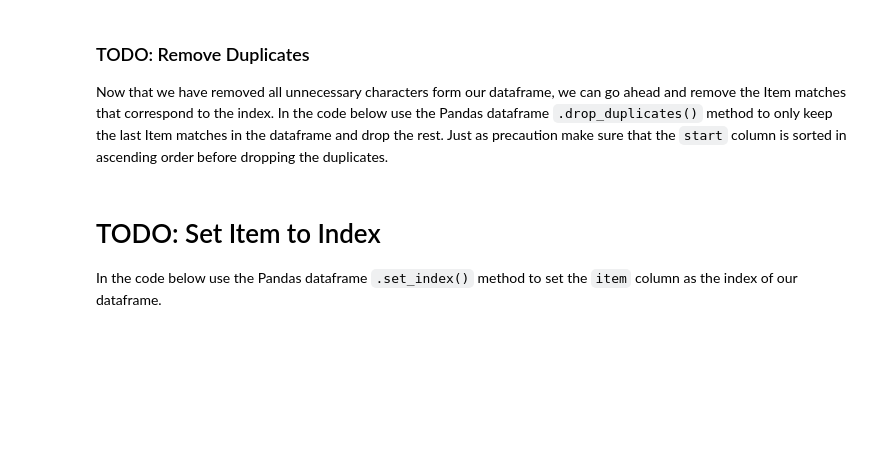
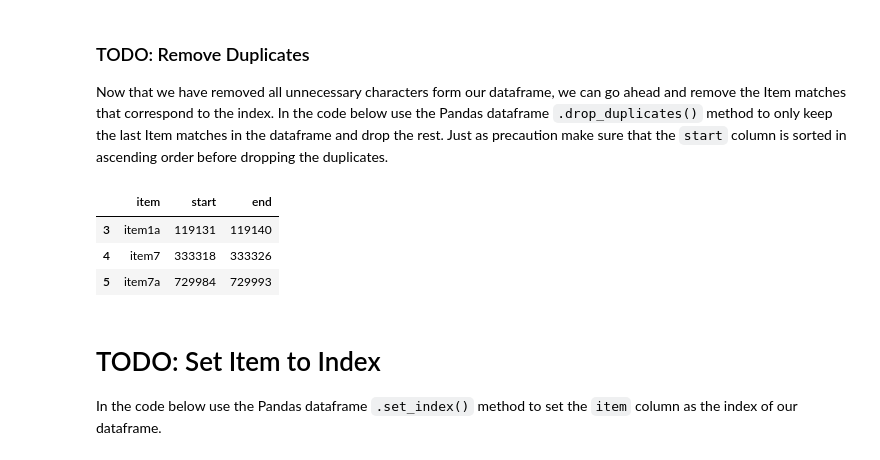
Before and after one commit to RocioLiu/AI-for-Trading, a Jupyter notebook: 2. AI Algorithms in Trading/Lesson5_financial-statements/applying_regexes_10ks.ipynb, the cells around one changed output. Drawn from its saved outputs; the diff is of its cells as text; code cells hidden in the pictures; blank space fills up the shorter version.

```diff
--- a/2. AI Algorithms in Trading/Lesson5_financial-statements/applying_regexes_10ks.ipynb
+++ b/2. AI Algorithms in Trading/Lesson5_financial-statements/applying_regexes_10ks.ipynb
@@ -154,9 +206,15 @@ As we can see, our dataframe, in particular the `item` column, contains some unn
 Now that we have removed all unnecessary characters form our dataframe, we can go ahead and remove the Item matches that correspond to the index. In the code below use the Pandas dataframe `.drop_duplicates()` method to only keep the last Item matches in the dataframe and drop the rest. Just as precaution make sure that the `start` column is sorted in ascending order before dropping the duplicates.
 # %%
 # Drop duplicates
-pos_dat =
+pos_dat = test_eli_df.drop_duplicates(subset=['item'], keep='last')
 
 # Display the dataframe
+pos_dat
+# %% [output]
+|  | item | start | end |
+| 3 | item1a | 119131 | 119140 |
+| 4 | item7 | 333318 | 333326 |
+| 5 | item7a | 729984 | 729993 |
 # %% [markdown]
 # TODO: Set Item to Index
 
```
Also changed, not shown: parts of 8 cells of this notebook.
